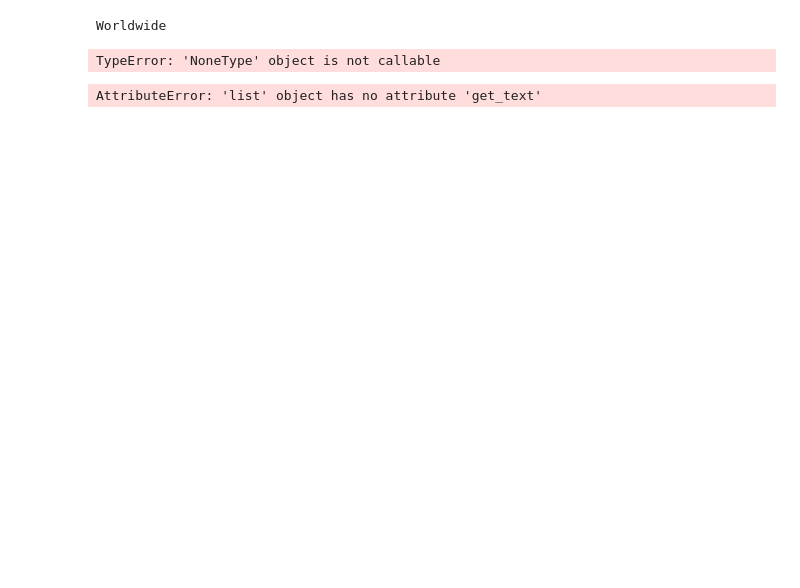
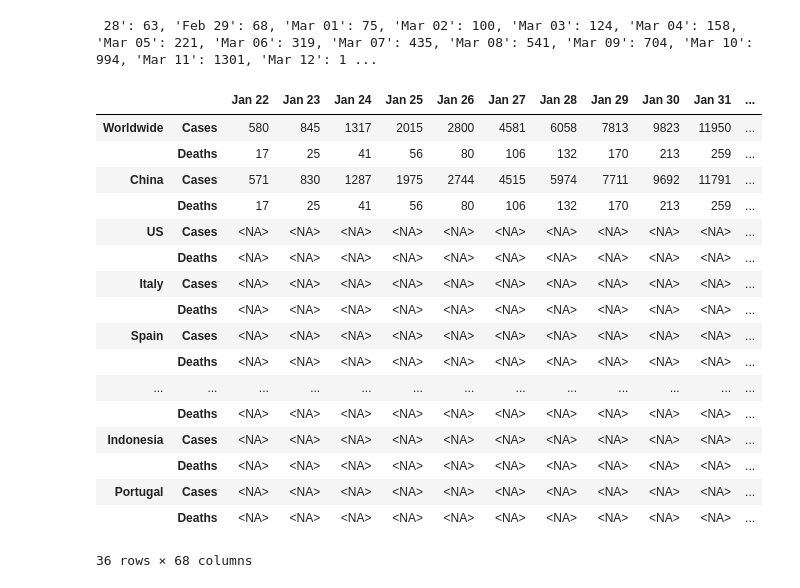
Before and after one commit to Ajeet94/coronavirus, a Jupyter notebook: coronavirus_tracker_notes.ipynb, the cells around one changed output. Saved outputs shown, nothing was run; the diff lists cells and outputs as text; code cells hidden in the pictures; blank space fills up the shorter version.

```diff
--- a/coronavirus_tracker_notes.ipynb
+++ b/coronavirus_tracker_notes.ipynb
@@ -75,7 +77,6 @@ def get_case_dictionary(country="Worldwide"):#,status="Cases"):
     soup = get_url_resp(country)
     new_soup1 = format_case_numbers(soup,country)
     val = get_both_elements(new_soup1)
-    get_right_element(val,Status = "Cases")
     statuses_tuple = ("Cases","Deaths")
     statuses = {
         "Cases":0,
@@ -83,12 +84,12 @@ def get_case_dictionary(country="Worldwide"):#,status="Cases"):
     }
     lst=[]
     for sta in statuses_tuple:
-        lst.append(dict(get_case_numbers_from_soup(val[statuses[sta]])))
+        lst.append(dict(get_case_numbers_from_soup(val[statuses[sta]][0])))
     return lst
     #return dict(get_case_numbers_from_soup(val[statuses[status]]))#,country,status)
     # return get_case_numbers_from_soup(val[statuses[status]],country,status)
 # %%
-Countries = ("Worldwide","US","Italy","China","Spain","Germany","France","UK","India","South-Korea")
+Countries = ("Worldwide","China","US","Italy","Spain","Germany","France","UK","India","South-Korea","Iran","Netherlands","Belgium","Switzerland","Turkey","Sweden","Indonesia","Portugal")
 statuses_tuple = ("Cases","Deaths")
 lst=[[],[]]
 for country in Countries:
@@ -100,14 +101,11 @@ for country in Countries:
 
 data=[]
 for country in Countries:
-    print(country)
     country_data=get_case_dictionary(country=country)
-    print(country_data)
     data.extend(country_data)
 print(data)
 # %% [output]
-Worldwide
+ 28': 63, 'Feb 29': 68, 'Mar 01': 75, 'Mar 02': 100, 'Mar 03': 124, 'Mar 04': 158, 'Mar 05': 221, 'Mar 06': 319, 'Mar 07': 435, 'Mar 08': 541, 'Mar 09': 704, 'Mar 10': 994, 'Mar 11': 1301, 'Mar 12': 1 ...
-TypeError: 'NoneType' object is not callable
 # %%
 tuples = list(zip(*lst))
 index = pd.MultiIndex.from_tuples(tuples)
@@ -116,25 +113,22 @@ data_types = {val:pd.Int64Dtype() for val in cols}
-# %%
-country="Worldwide"
-soup = get_url_resp(country)
-new_soup1 = format_case_numbers(soup,country)
-val = get_both_elements(new_soup1)
-
-# print(list(get_case_numbers_from_soup(val[0])))
-# print(list(get_case_numbers_from_soup(val[1])))
-#"'Total Coronavirus Cases'"
-#"'Total Coronavirus Deaths'"
-# print(val)
-print(val.get_text())
-# print(val[3])
-# val=val[0]
-# # print(val)
-# dates = val.get_text().rsplit("categories")[1].split("[")[1].split("]")[0]
-# # print(dates)
-# case_num = val.get_text().rsplit("data",1)[1].split("[")[1].split("]")[0]
-# case_num_formatted=case_num.split(',')
-# dates_formatted=dates.split(',')
-# print(dates_formatted)
-# case_num_lst=[]
-# date_lst = []
-# %% [output]
-AttributeError: 'list' object has no attribute 'get_text'
+# %%
+df = pd.DataFrame(data=data,index=index,dtype=pd.Int64Dtype())
+df
+# %% [output]
+|  |  | Jan 22 | Jan 23 | Jan 24 | Jan 25 | Jan 26 | Jan 27 | Jan 28 | Jan 29 | Jan 30 | Jan 31 | ... |
+| Worldwide | Cases | 580 | 845 | 1317 | 2015 | 2800 | 4581 | 6058 | 7813 | 9823 | 11950 | ... |
+|  | Deaths | 17 | 25 | 41 | 56 | 80 | 106 | 132 | 170 | 213 | 259 | ... |
+| China | Cases | 571 | 830 | 1287 | 1975 | 2744 | 4515 | 5974 | 7711 | 9692 | 11791 | ... |
+|  | Deaths | 17 | 25 | 41 | 56 | 80 | 106 | 132 | 170 | 213 | 259 | ... |
+| US | Cases | <NA> | <NA> | <NA> | <NA> | <NA> | <NA> | <NA> | <NA> | <NA> | <NA> | ... |
+|  | Deaths | <NA> | <NA> | <NA> | <NA> | <NA> | <NA> | <NA> | <NA> | <NA> | <NA> | ... |
+| Italy | Cases | <NA> | <NA> | <NA> | <NA> | <NA> | <NA> | <NA> | <NA> | <NA> | <NA> | ... |
+|  | Deaths | <NA> | <NA> | <NA> | <NA> | <NA> | <NA> | <NA> | <NA> | <NA> | <NA> | ... |
+| Spain | Cases | <NA> | <NA> | <NA> | <NA> | <NA> | <NA> | <NA> | <NA> | <NA> | <NA> | ... |
+|  | Deaths | <NA> | <NA> | <NA> | <NA> | <NA> | <NA> | <NA> | <NA> | <NA> | <NA> | ... |
+| ... | ... | ... | ... | ... | ... | ... | ... | ... | ... | ... | ... | ... |
+|  | Deaths | <NA> | <NA> | <NA> | <NA> | <NA> | <NA> | <NA> | <NA> | <NA> | <NA> | ... |
+| Indonesia | Cases | <NA> | <NA> | <NA> | <NA> | <NA> | <NA> | <NA> | <NA> | <NA> | <NA> | ... |
+|  | Deaths | <NA> | <NA> | <NA> | <NA> | <NA> | <NA> | <NA> | <NA> | <NA> | <NA> | ... |
+| Portugal | Cases | <NA> | <NA> | <NA> | <NA> | <NA> | <NA> | <NA> | <NA> | <NA> | <NA> | ... |
+|  | Deaths | <NA> | <NA> | <NA> | <NA> | <NA> | <NA> | <NA> | <NA> | <NA> | <NA> | ... |
+36 rows × 68 columns
```
Also changed, not shown: parts of 6 cells of this notebook, 3 other files.
